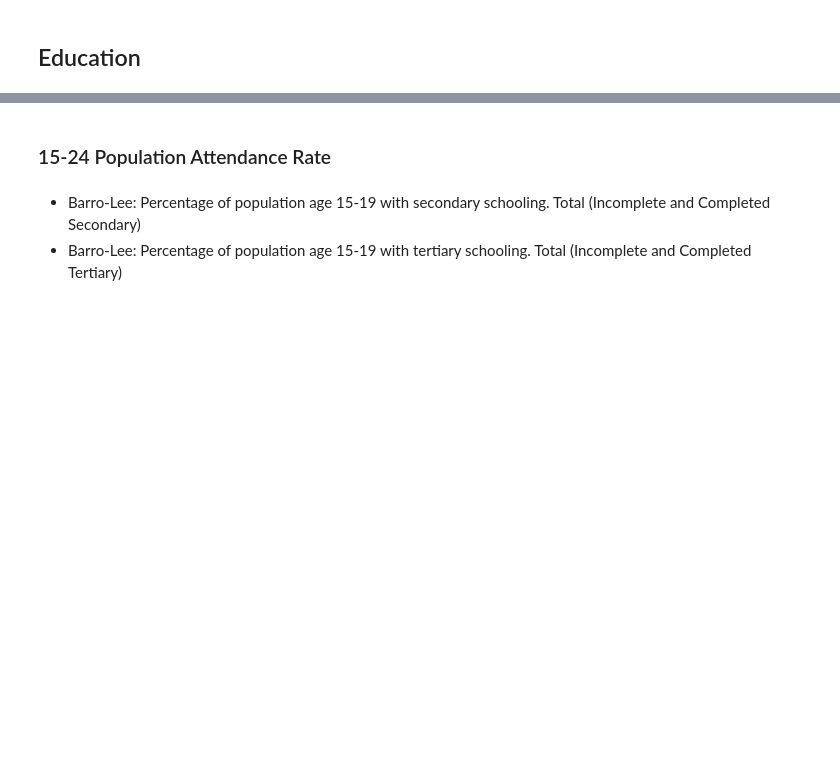
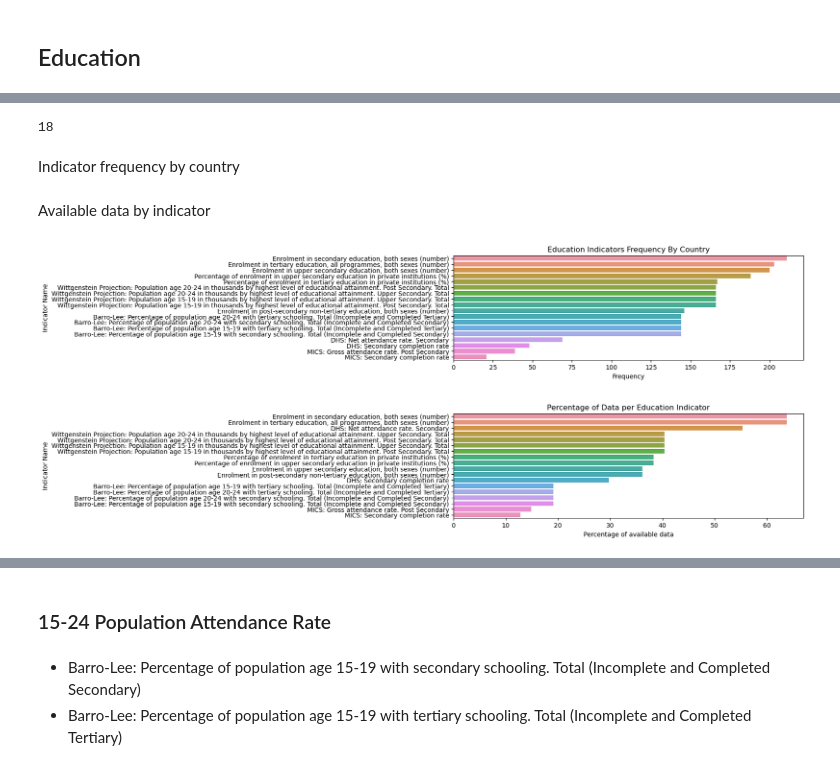
Before and after one commit to Dzov/DSP2, a Jupyter notebook: P2-notebook.ipynb, the cells around one changed output, grey strips where cells are left out. Cells and saved outputs as stored; diff of their text form; code cells hidden in the pictures; blank space fills up the shorter version.

```diff
--- a/P2-notebook.ipynb
+++ b/P2-notebook.ipynb
@@ -325,0 +400,35 @@ def groupByCountries(df: pd.DataFrame):
+# %%
+df = data.loc[data["Indicator Name"].isin(potential_education_indicators)]
+df["Indicator Name"].unique().size
+# %% [output]
+18
+# %% [markdown]
+Indicator frequency by country
+# %%
+education_indicator_frequency = indicator_frequency.loc[
+    indicator_frequency.index.isin(potential_education_indicators)
+]
+# %% [markdown]
+Available data by indicator
+# %%
+non_null_values_by_indicator = (
+    df.pivot_table(index="Indicator Name").notna().mean(axis=1) * 100
+)
+non_null_values_by_indicator = non_null_values_by_indicator.sort_values(ascending=False)
+# %%
+plt.figure(figsize=[10, 3])
+sns.barplot(
+    y=education_indicator_frequency.index, x=education_indicator_frequency["Frequency"]
+)
+plt.title("Education Indicators Frequency By Country")
+plt.ylabel("Indicator Name")
+plt.show()
+
+plt.figure(figsize=[10, 3])
+sns.barplot(y=non_null_values_by_indicator.index, x=non_null_values_by_indicator)
+plt.title("Percentage of Data per Education Indicator")
+plt.xlabel("Percentage of available data")
+plt.show()
+# %% [output]
+[figure, added]
+[figure, added]
```
Also changed, not shown: parts of 68 cells of this notebook.
